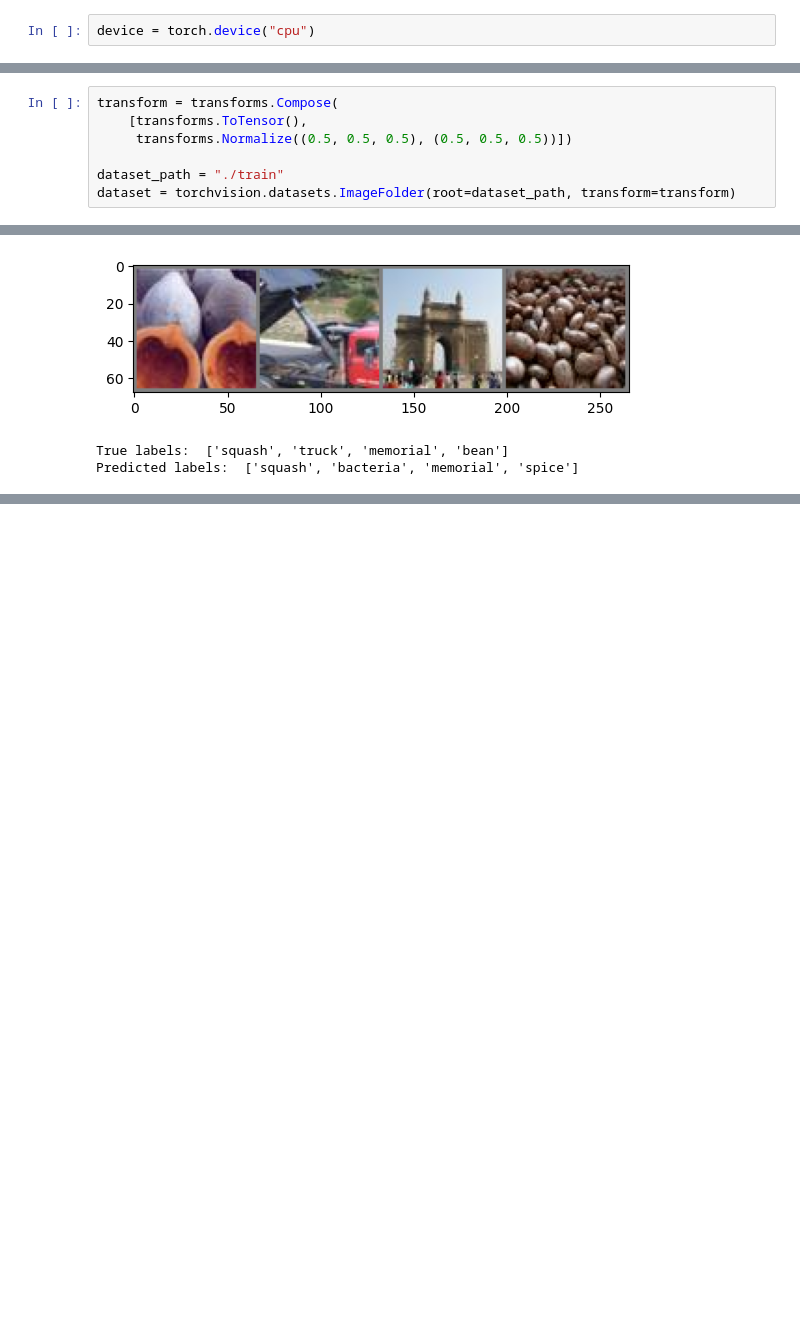
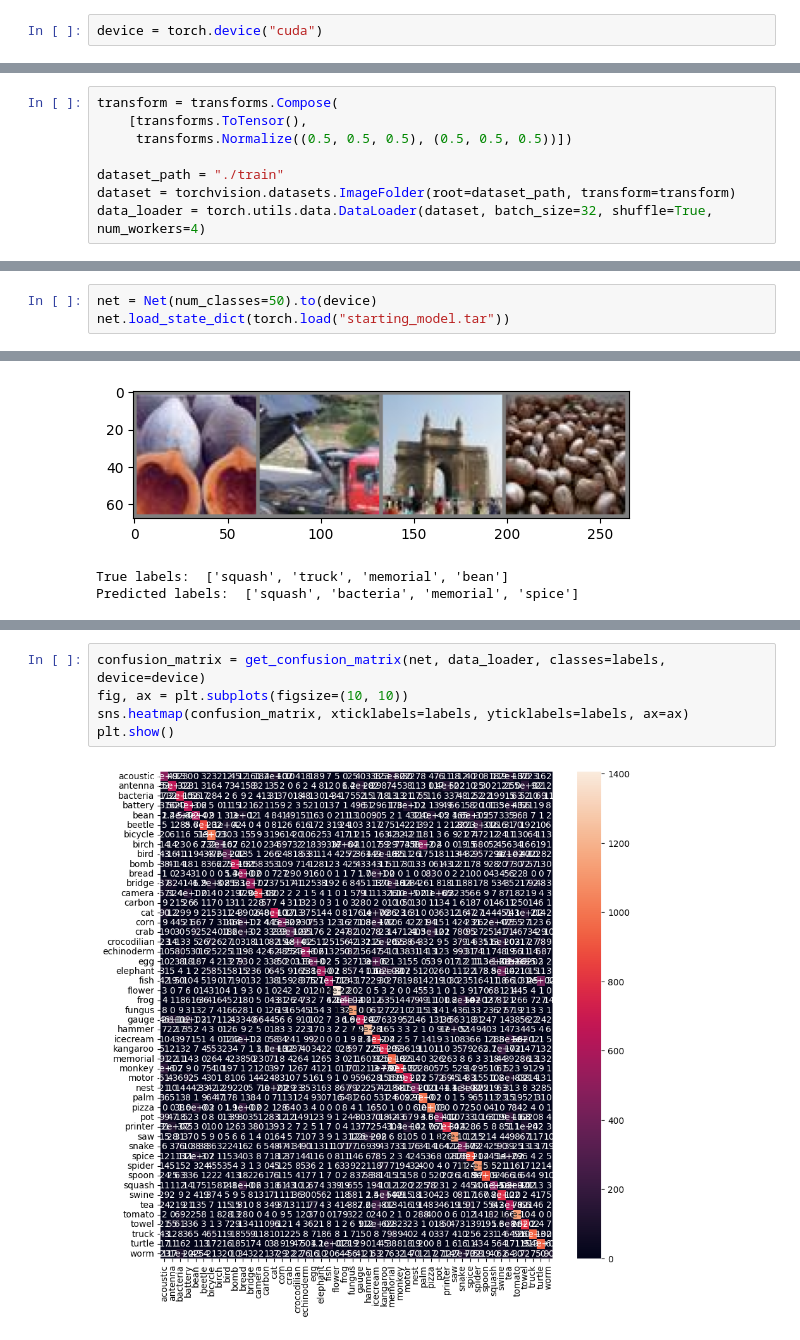
Before and after one commit to BrunoSienkiewicz/Neural-networks, a Jupyter notebook: miniprojekt_3/miniprojekt_3_start.ipynb, the cells around one changed output, grey strips where cells are left out. Drawn from its saved outputs; the diff is of its cells as text; blank space fills up the shorter version.

```diff
--- a/miniprojekt_3/miniprojekt_3_start.ipynb
+++ b/miniprojekt_3/miniprojekt_3_start.ipynb
@@ -13,5 +22,5 @@ import seaborn as sns
 # %%
-device = torch.device("cpu")
+device = torch.device("cuda")
 # %% [markdown]
 ## Ładowanie danych
 # %%
@@ -21,6 +30,7 @@ transform = transforms.Compose(
 
 dataset_path = "./train"
 dataset = torchvision.datasets.ImageFolder(root=dataset_path, transform=transform)
+data_loader = torch.utils.data.DataLoader(dataset, batch_size=32, shuffle=True, num_workers=4)
 # %%
 train_ratio = 0.8
 
@@ -97,0 +110,3 @@ plt.show()
+# %%
+net = Net(num_classes=50).to(device)
+net.load_state_dict(torch.load("starting_model.tar"))
@@ -116,0 +146,7 @@ Final accuracy: 0.3456229051866159
+# %%
+confusion_matrix = get_confusion_matrix(net, data_loader, classes=labels, device=device)
+fig, ax = plt.subplots(figsize=(10, 10))
+sns.heatmap(confusion_matrix, xticklabels=labels, yticklabels=labels, ax=ax)
+plt.show()
+# %% [output]
+[figure, added]
```
Also changed, not shown: parts of 6 cells of this notebook, 5 other files.
